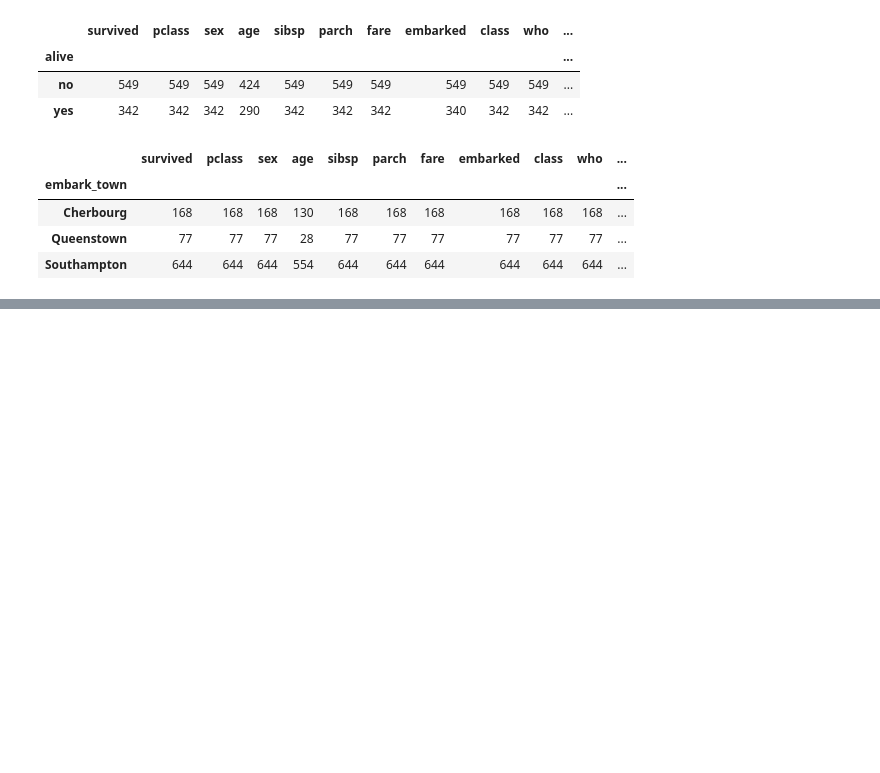
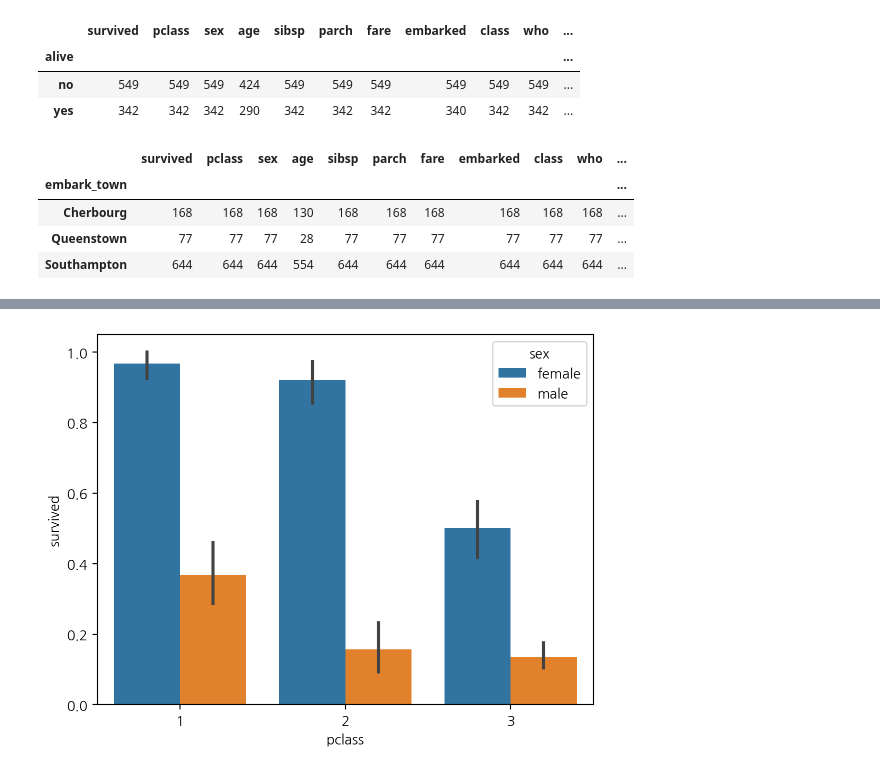
Before and after one commit to aaa0034213/2024-1-my-BDA, a Jupyter notebook: inclass/02w_0319_tue_dataframe_basic.ipynb, the cells around one changed output, grey strips where cells are left out. Cells and saved outputs as stored; diff of their text form; code cells hidden in the pictures; blank space fills up the shorter version.

```diff
--- a/inclass/02w_0319_tue_dataframe_basic.ipynb
+++ b/inclass/02w_0319_tue_dataframe_basic.ipynb
@@ -278,0 +305,4 @@ titanic.groupby('embark_town').count()
+# %%
+sns.barplot(titanic, x='pclass',y='survived',hue='sex');
+# %% [output]
+[figure, added]
```
Also changed, not shown: parts of 56 cells of this notebook.
